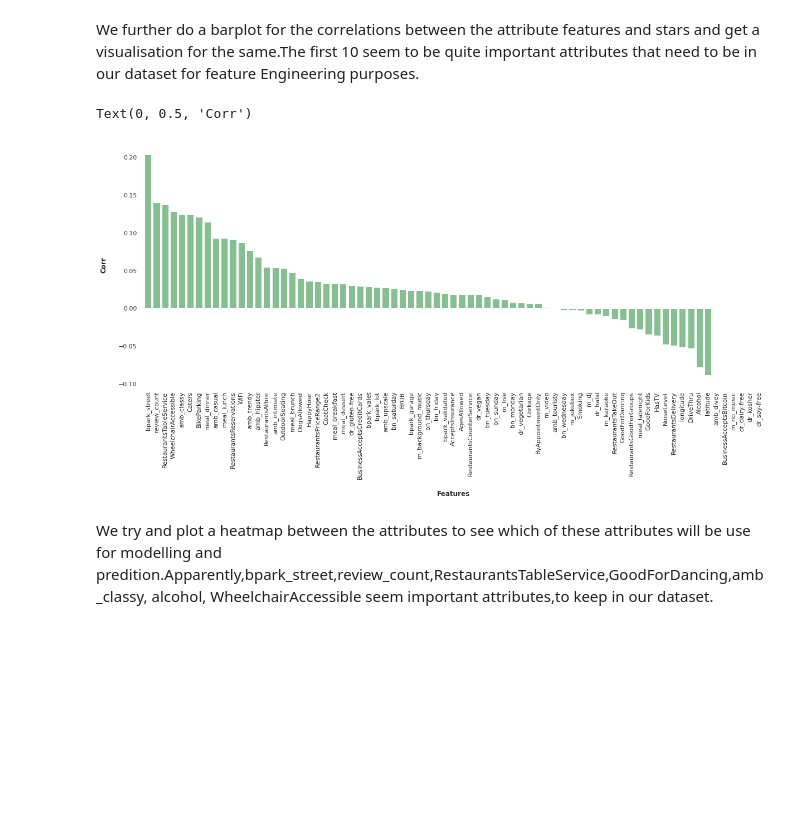
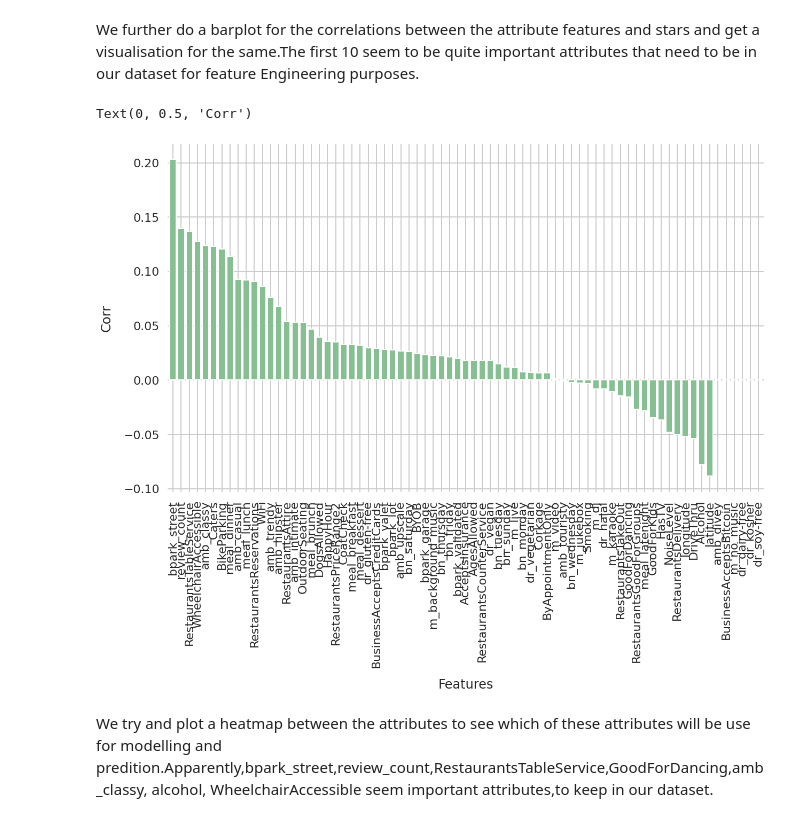
Before and after one commit to abarpan3/Project_ML_1, a Jupyter notebook: Bitan/RecommendationUsingYelp.ipynb, the cells around one changed output. Cells and saved outputs as stored; diff of their text form; code cells hidden in the pictures; blank space fills up the shorter version.

```diff
--- a/Bitan/RecommendationUsingYelp.ipynb
+++ b/Bitan/RecommendationUsingYelp.ipynb
@@ -677,19 +677,19 @@ Index(['bpark_street', 'review_count', 'RestaurantsTableService', 'WheelchairAcc
 # %% [markdown]
 We further do a barplot for the correlations between the attribute features and stars and get a visualisation for the same.The first 10 seem to be quite important attributes that need to be in our dataset for feature Engineering purposes.
 # %%
-ax = corr_avg_stars.plot(kind='bar', sharex=False, figsize=(20,8), color = '#86bf91', zorder=2, width=0.8)
+ax = corr_avg_stars.plot(kind='bar', sharex=False, figsize=(20,12), color = '#86bf91', zorder=2, width=0.8)
 
 #despine
 ax.spines['right'].set_visible(False)
 ax.spines['left'].set_visible(False)
 ax.spines['top'].set_visible(False)
 ax.spines['bottom'].set_visible(False)
 
-ax.set_xlabel('Features', labelpad=20, weight='bold')
-ax.set_ylabel('Corr', labelpad=20, weight='bold')
+ax.set_xlabel('Features', labelpad=20, )
+ax.set_ylabel('Corr', labelpad=20)
 # %% [output]
 Text(0, 0.5, 'Corr')
-[figure, old version]
+[figure, new version]
 # %% [markdown]
 
 
```
Also changed, not shown: parts of 84 cells of this notebook.
